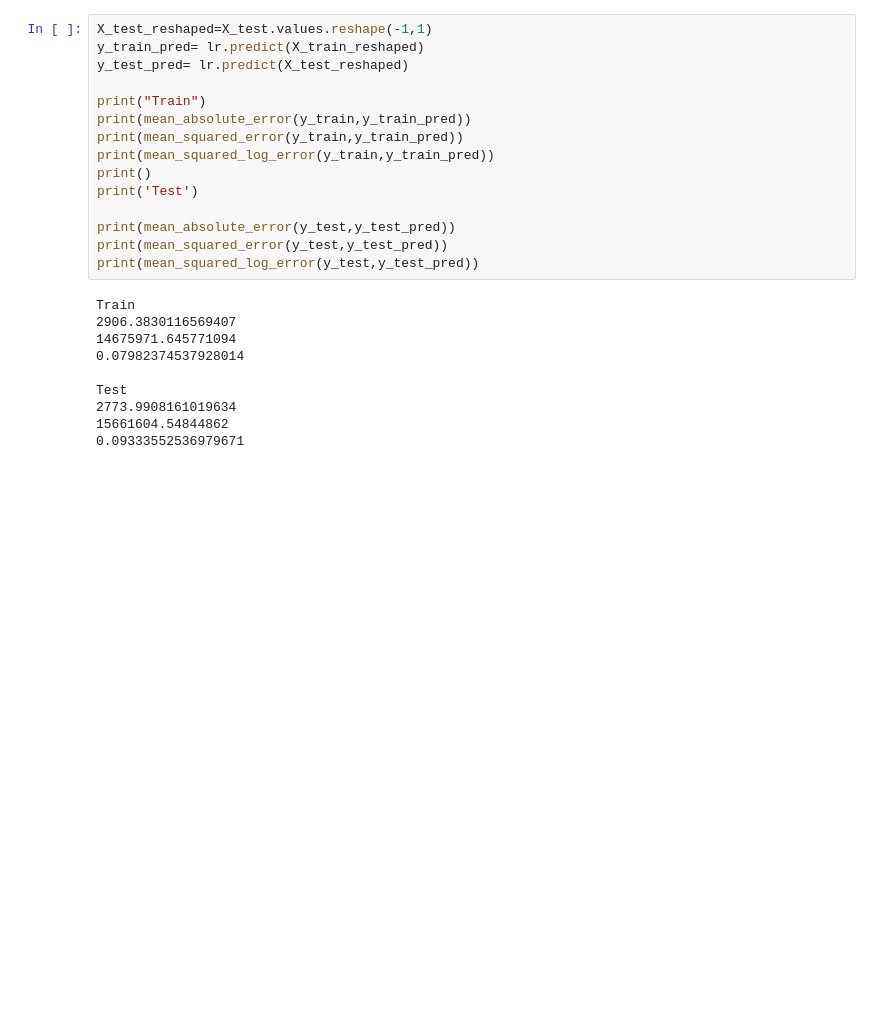
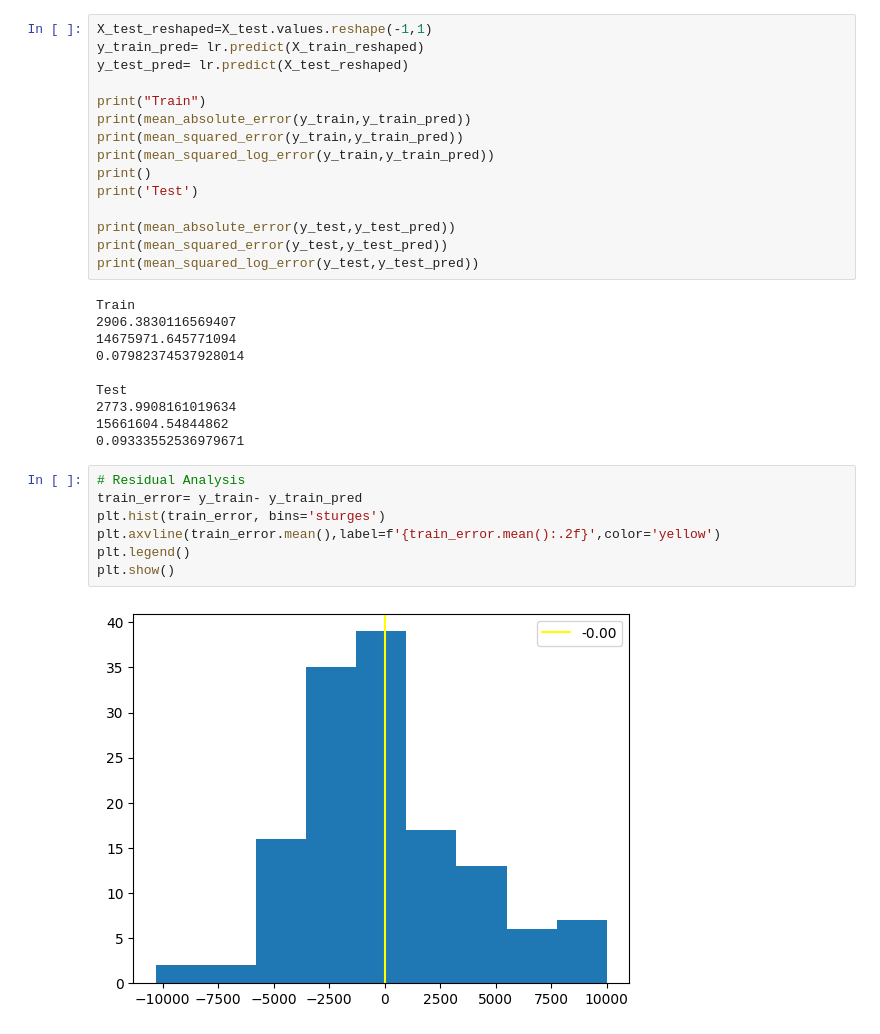
Before and after one commit to JXPJXT/MLNoteBooks, a Jupyter notebook: LinearRegression.ipynb, the cells around one changed output. Saved outputs shown, nothing was run; the diff lists cells and outputs as text; blank space fills up the shorter version.

```diff
--- a/LinearRegression.ipynb
+++ b/LinearRegression.ipynb
@@ -398,3 +402,12 @@ Test
 2773.9908161019634
 15661604.54844862
 0.09333552536979671
+# %%
+# Residual Analysis
+train_error= y_train- y_train_pred
+plt.hist(train_error, bins='sturges')
+plt.axvline(train_error.mean(),label=f'{train_error.mean():.2f}',color='yellow')
+plt.legend()
+plt.show()
+# %% [output]
+[figure, added]
```
Also changed, not shown: parts of 22 cells of this notebook.
